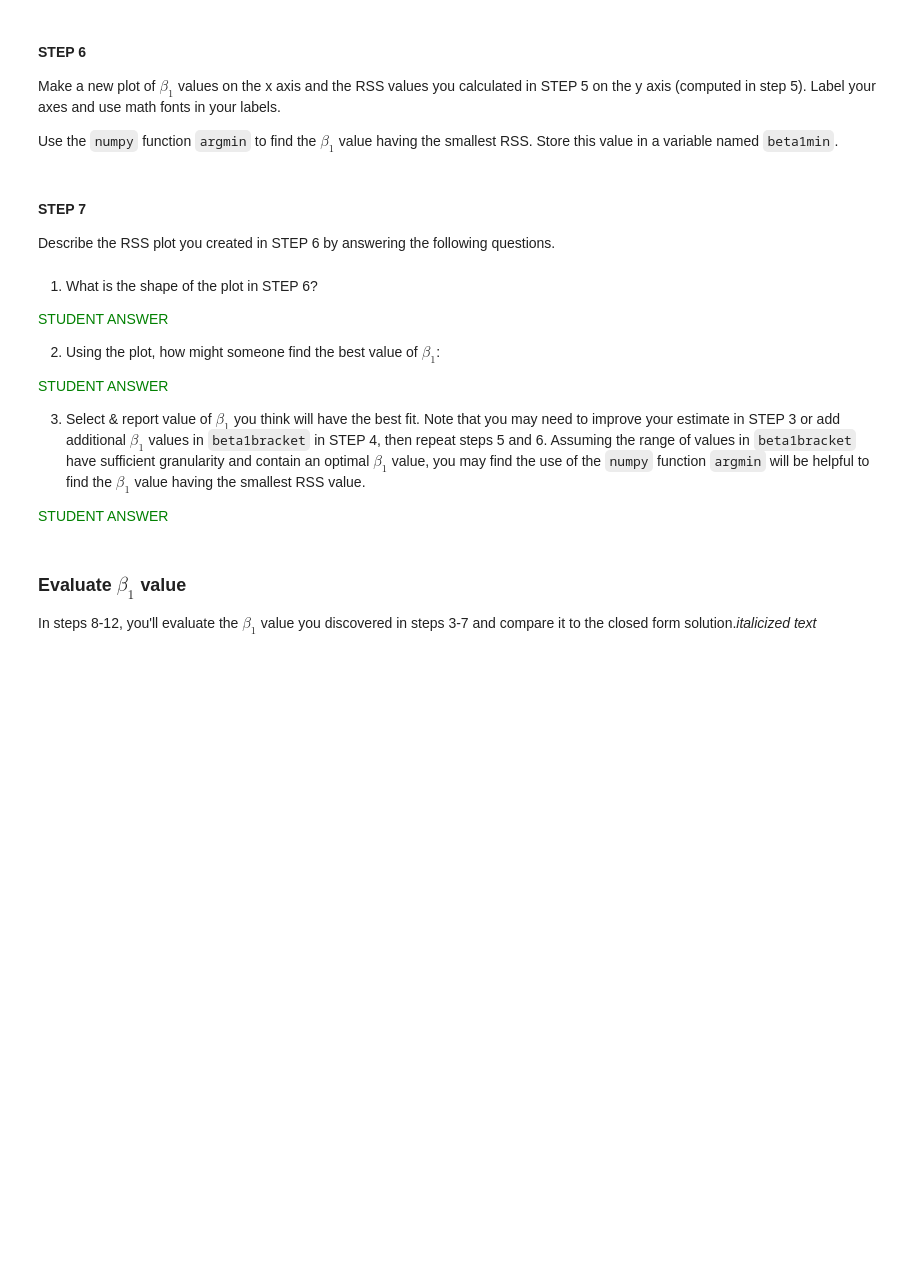
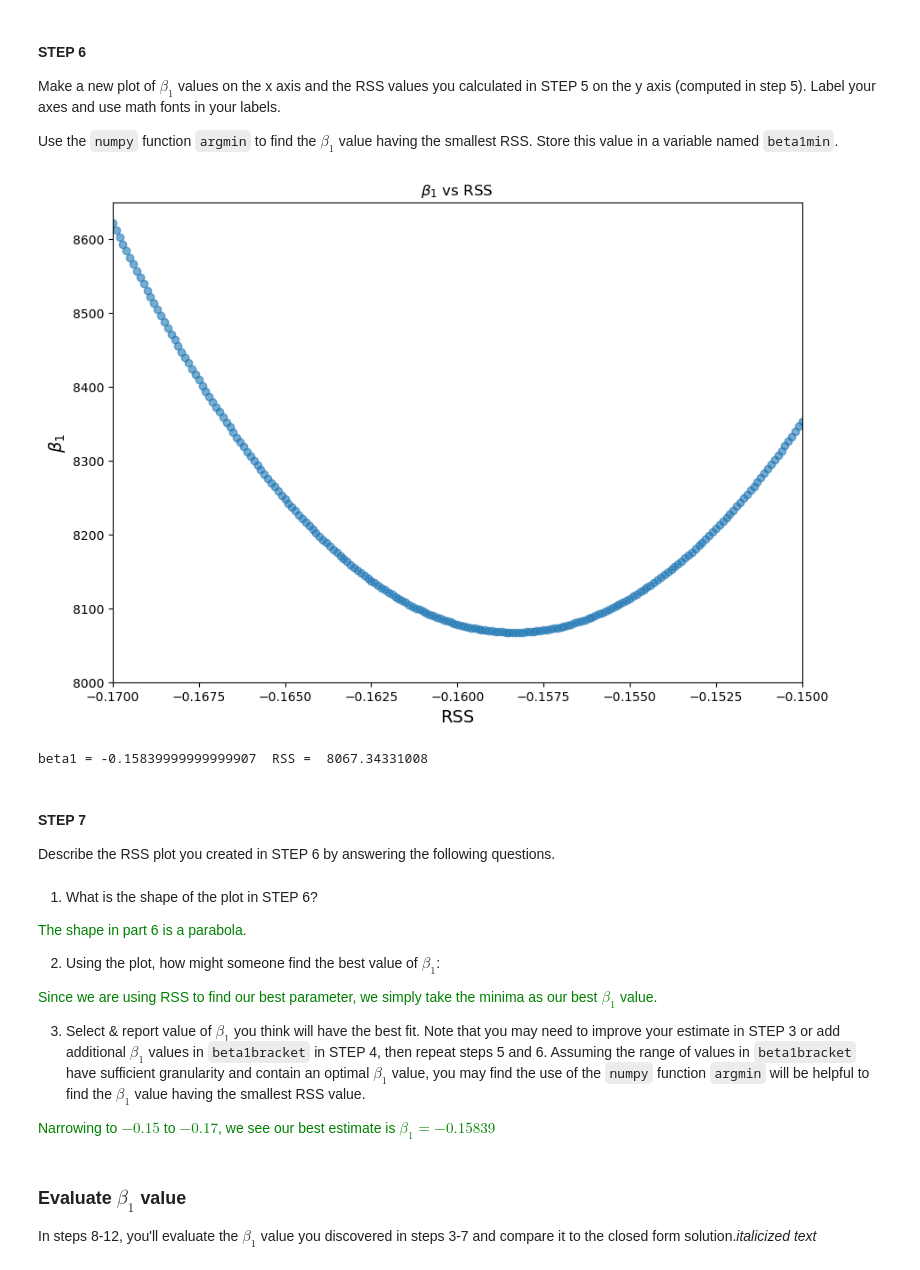
Before and after one commit to TheCodeheadMT/623-SML, a Jupyter notebook: HW2_TODD_MICHAEL (1).ipynb, the cells around one changed output. Cells and saved outputs as stored; diff of their text form; code cells hidden in the pictures; blank space fills up the shorter version.

```diff
--- a/HW2_TODD_MICHAEL (1).ipynb
+++ b/HW2_TODD_MICHAEL (1).ipynb
@@ -286,8 +353,9 @@ Make a `numpy` array of possible $\beta_1$ values named `beta1bracket` that surr
 beta1bracket = None #placeholder
 ### ------------  STUDENT CODE HERE----------------
 
+beta1bracket = np.arange(-.15, -.17, -0.0001, dtype=float)
 
 ### ------------ END STUDENT CODE HERE----------------
 
 print(beta1bracket)
-#STEP_04_COMPLETE = True
+STEP_04_COMPLETE = True
@@ -307,9 +393,10 @@ def rss1d(beta0, beta1, x, y):
     function_output = None #placeholder for the output of your function
 
     #remember to indent your code for the function internals
-
     ### ------------  STUDENT CODE HERE----------------
 
+    #Sum of actual-predicted^2
+    function_output = np.sum(np.square(y - (beta1*x + beta0)))
 
     ### ------------ END STUDENT CODE HERE----------------
 
@@ -322,13 +409,18 @@ Then, call the function function created abover to compute the RSS for the fixed
 #STUDENT CODE - Insert code to compute the sum of squared residual errors (RSS) under each possible beta1bracket member.
 
 
-rssbeta1 = None #placeholder for your code to store the result
+rssbeta1 = [] #placeholder for your code to store the result
 
 ### ------------  STUDENT CODE HERE----------------
 
+rssbeta1 = np.zeros(len(beta1bracket))
+
+for idx, entry in enumerate(beta1bracket):
+    rssbeta1[idx] = rss1d(beta0init, beta1bracket[idx], train_df['horsepower'], train_df['mpg'])
+
+print(rssbeta1)
+
+#### ------------ END STUDENT CODE HERE----------------
 
 
-### ------------ END STUDENT CODE HERE----------------
-
-
-#STEP_05_COMPLETE = True
+STEP_05_COMPLETE = True
@@ -341,22 +451,37 @@ Use the `numpy` function `argmin` to find the $\beta_1$ value having the smalles
 # %%
 #STEP 6
 
 #STUDENT CODE - make a new plot of beta_1 values on the x axis and RSS cost on the y axis (computed in step 5).
 #label your axes and use math fonts in your labels if possible
 #find the beta1 value having the smallest RSS, and assign this value to beta1min
 
 
 beta1min = None #placeholder
 
+### ------------  STUDENT CODE HERE----------------
 
-### ------------  STUDENT CODE HERE----------------
+plt.figure(figsize=(10,7))
+beta1_rss_plt = plt.scatter(beta1bracket, rssbeta1, alpha=0.6)
+plt.ylabel(r'$\beta_1$', fontsize=14)
+plt.xlabel("RSS", fontsize=14)
+plt.xlim([-0.17, -0.15])
+plt.ylim([8000,8650])
+plt.title(r'$\beta_1$ vs RSS')
+tick_values = np.linspace(hp.min(), hp.max(), 10)
+plt.show()
+
+beta1min = beta1bracket[np.argmin(rssbeta1)]
+
+beta1val = rssbeta1[np.argmin(rssbeta1)]
+print("beta1 =", beta1min, " RSS = ", beta1val)
 
 
 ### ------------ END STUDENT CODE HERE----------------
 
-
-
-#STEP_06_COMPLETE = True
+STEP_06_COMPLETE = True
+# %% [output]
+[figure, added]
+beta1 = -0.15839999999999907  RSS =  8067.34331008
 # %% [markdown]
 #### STEP 7
 
@@ -364,14 +489,14 @@ Describe the RSS plot you created in STEP 6 by answering the following questions
 # %% [markdown]
 1. What is the shape of the plot in STEP 6?
 
-  <font color='green'>STUDENT ANSWER</font>
+  <font color='green'>The shape in part 6 is a parabola. </font>
 
 
 2. Using the plot, how might someone find the best value of $\beta_1$:
 
-  <font color='green'>STUDENT ANSWER</font>
+  <font color='green'>Since we are using RSS to find our best parameter, we simply take the minima as our best $\beta_1$ value.</font>
 
 
 3. Select & report value of $\beta_1$ you think will have the best fit. Note that you may need to improve your estimate in STEP 3 or add additional $\beta_1$ values in `beta1bracket` in STEP 4, then repeat steps 5 and 6. Assuming the range of values in `beta1bracket` have sufficient granularity and contain an optimal $\beta_1$ value, you may find the use of the `numpy` function `argmin` will be helpful to find the $\beta_1$ value having the smallest RSS value.
 
-  <font color='green'>STUDENT ANSWER</font>
+  <font color='green'> Narrowing to $-0.15$ to $-0.17$, we see our best estimate is $\beta_1 = -0.15839$ </font>
```
Also changed, not shown: parts of 24 cells of this notebook.
